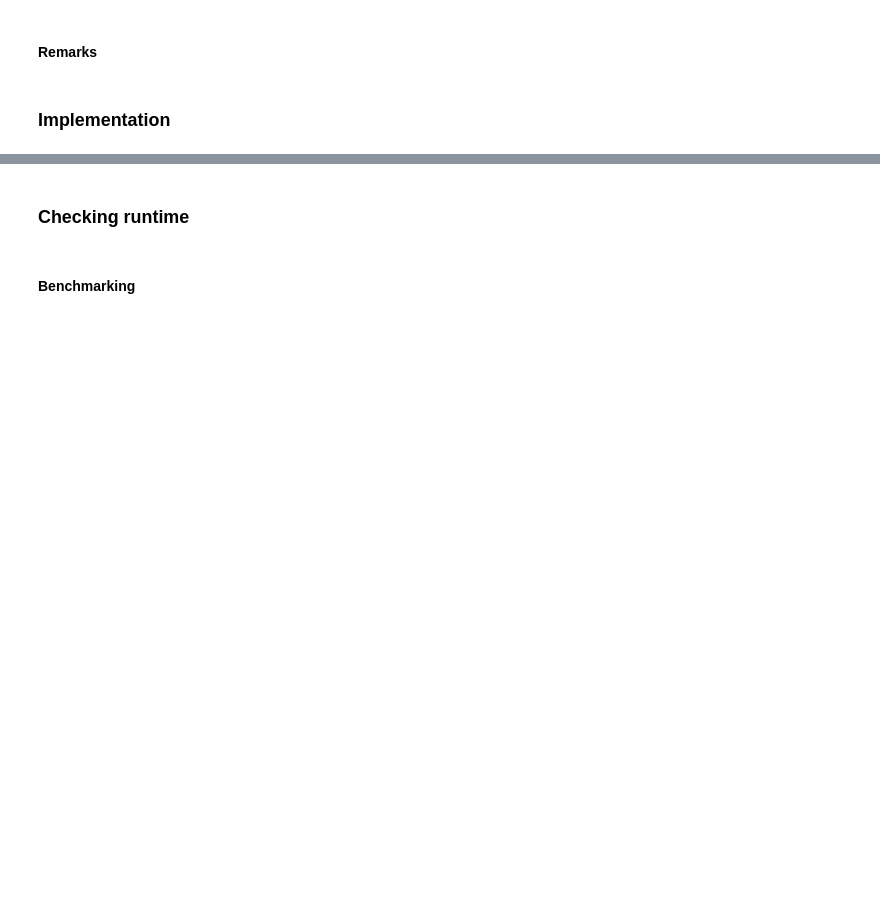
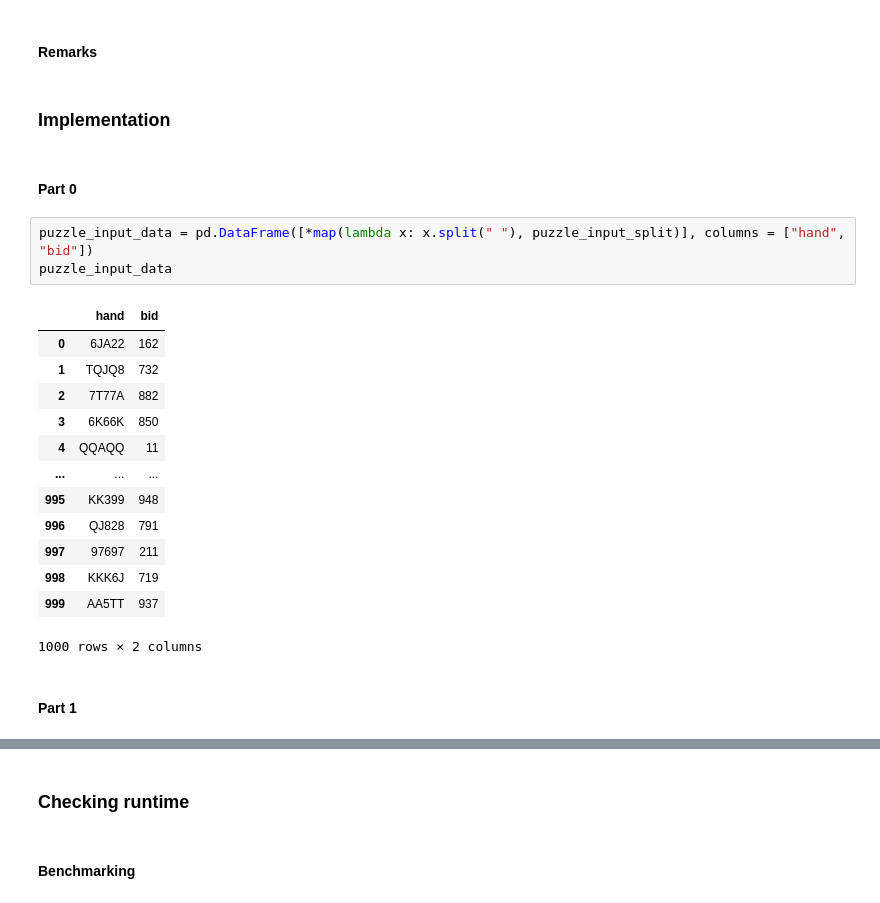
Before and after one commit to zanyvium/aoc_2023, a Jupyter notebook: aoc_2023_07.ipynb, the cells around one changed output, grey strips where cells are left out. Drawn from its saved outputs; the diff is of its cells as text; blank space fills up the shorter version.

```diff
--- a/aoc_2023_07.ipynb
+++ b/aoc_2023_07.ipynb
@@ -53,3 +60,24 @@ This problem sounds like it should be solved with a custom class with comparison
 #### Remarks
 # %% [markdown]
 ### Implementation
+# %% [markdown]
+#### Part 0
+# %%
+puzzle_input_data = pd.DataFrame([*map(lambda x: x.split(" "), puzzle_input_split)], columns = ["hand", "bid"])
+puzzle_input_data
+# %% [output]
+|  | hand | bid |
+| 0 | 6JA22 | 162 |
+| 1 | TQJQ8 | 732 |
+| 2 | 7T77A | 882 |
+| 3 | 6K66K | 850 |
+| 4 | QQAQQ | 11 |
+| ... | ... | ... |
+| 995 | KK399 | 948 |
+| 996 | QJ828 | 791 |
+| 997 | 97697 | 211 |
+| 998 | KKK6J | 719 |
+| 999 | AA5TT | 937 |
+1000 rows × 2 columns
+# %% [markdown]
+#### Part 1
```
Also changed, not shown: parts of 25 cells of this notebook.
